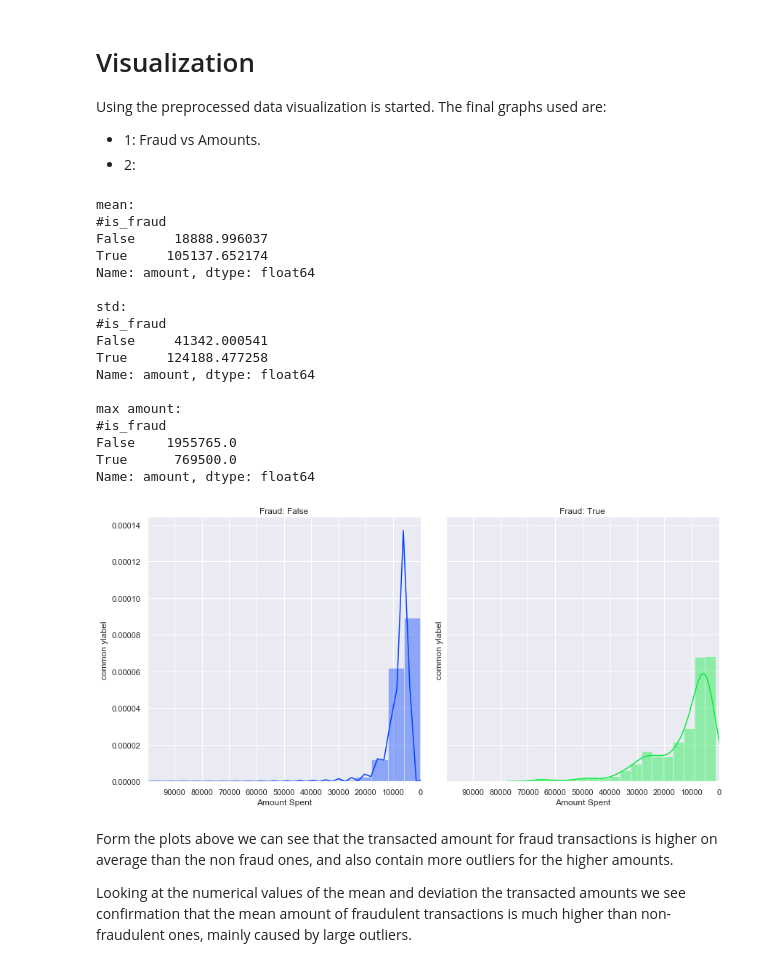
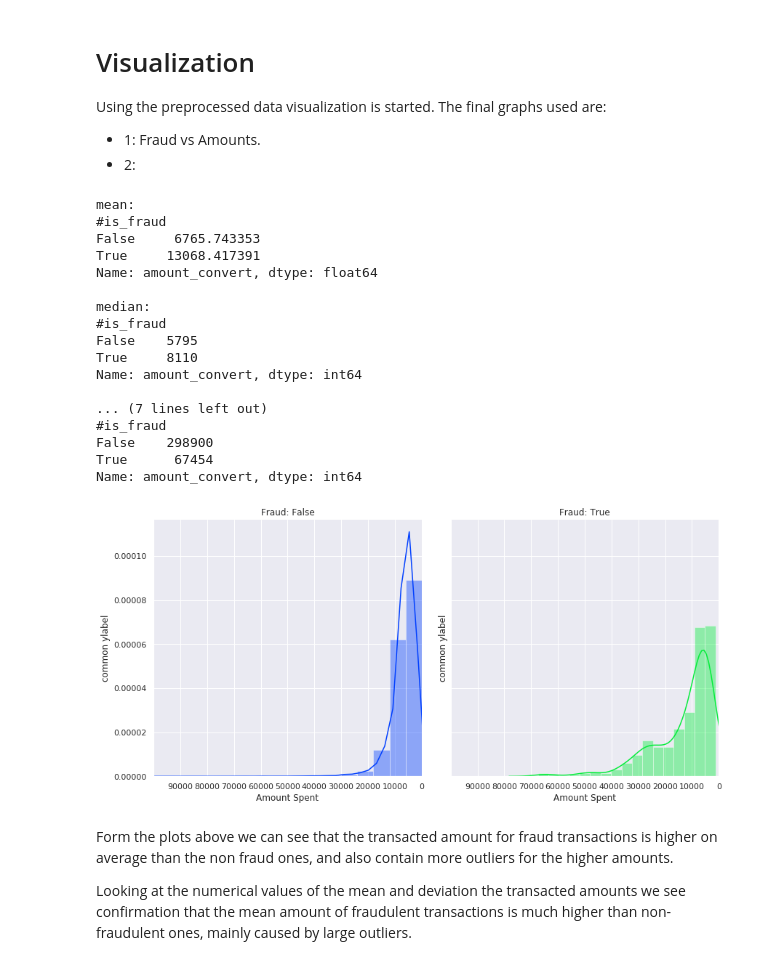
Before and after one commit to mennobo/CS4035_CDA_3, a Jupyter notebook: Assignment1/Classification.ipynb, the cells around one changed output. Saved outputs shown, nothing was run; the diff lists cells and outputs as text; code cells hidden in the pictures.

```diff
--- a/Assignment1/Classification.ipynb
+++ b/Assignment1/Classification.ipynb
@@ -187,34 +201,35 @@ Using the preprocessed data visualization is started. The final graphs used are:
 - 2:
 # %%
 ## Visualize fraud vs amounts
-g = sns.FacetGrid(df, col="is_fraud", size=6, hue='is_fraud', sharex=True, xlim=100000)
+g = sns.FacetGrid(df, col="is_fraud", size=6, hue='is_fraud', xlim=100000)
 g.map(sns.distplot,"amount_convert", kde=True)
 g.set(xticks=range(0,100000, 10000))
 g.set_titles('Fraud: {col_name}')
 g.set(xlabel='Amount Spent', ylabel='common ylabel')
 
-print(f"mean: \n#{df.groupby(by=['is_fraud'])['amount'].mean()}\n")
-print(f"std: \n#{df.groupby(by=['is_fraud'])['amount'].std()}\n")
-print(f"max amount: \n#{df.groupby(by=['is_fraud'])['amount'].max()}\n")
+print(f"mean: \n#{df.groupby(by=['is_fraud'])['amount_convert'].mean()}\n")
+print(f"median: \n#{df.groupby(by=['is_fraud'])['amount_convert'].median()}\n")
+print(f"std: \n#{df.groupby(by=['is_fraud'])['amount_convert'].std()}\n")
+print(f"max amount: \n#{df.groupby(by=['is_fraud'])['amount_convert'].max()}\n")
 # %% [output]
 mean:
 #is_fraud
-False     18888.996037
-True     105137.652174
-Name: amount, dtype: float64
+False     6765.743353
+True     13068.417391
+Name: amount_convert, dtype: float64
 
-std:
+median:
 #is_fraud
-False     41342.000541
-True     124188.477258
-Name: amount, dtype: float64
+False    5795
+True     8110
+Name: amount_convert, dtype: int64
 
-max amount:
+... (7 lines left out)
 #is_fraud
-False    1955765.0
-True      769500.0
-Name: amount, dtype: float64
+False    298900
+True      67454
+Name: amount_convert, dtype: int64
-[figure, old version]
+[figure, new version]
 # %% [markdown]
 Form the plots above we can see that the transacted amount for fraud transactions is higher on average than the non fraud ones, and also contain more outliers for the higher amounts.
 
```
Also changed, not shown: parts of 34 cells of this notebook.
